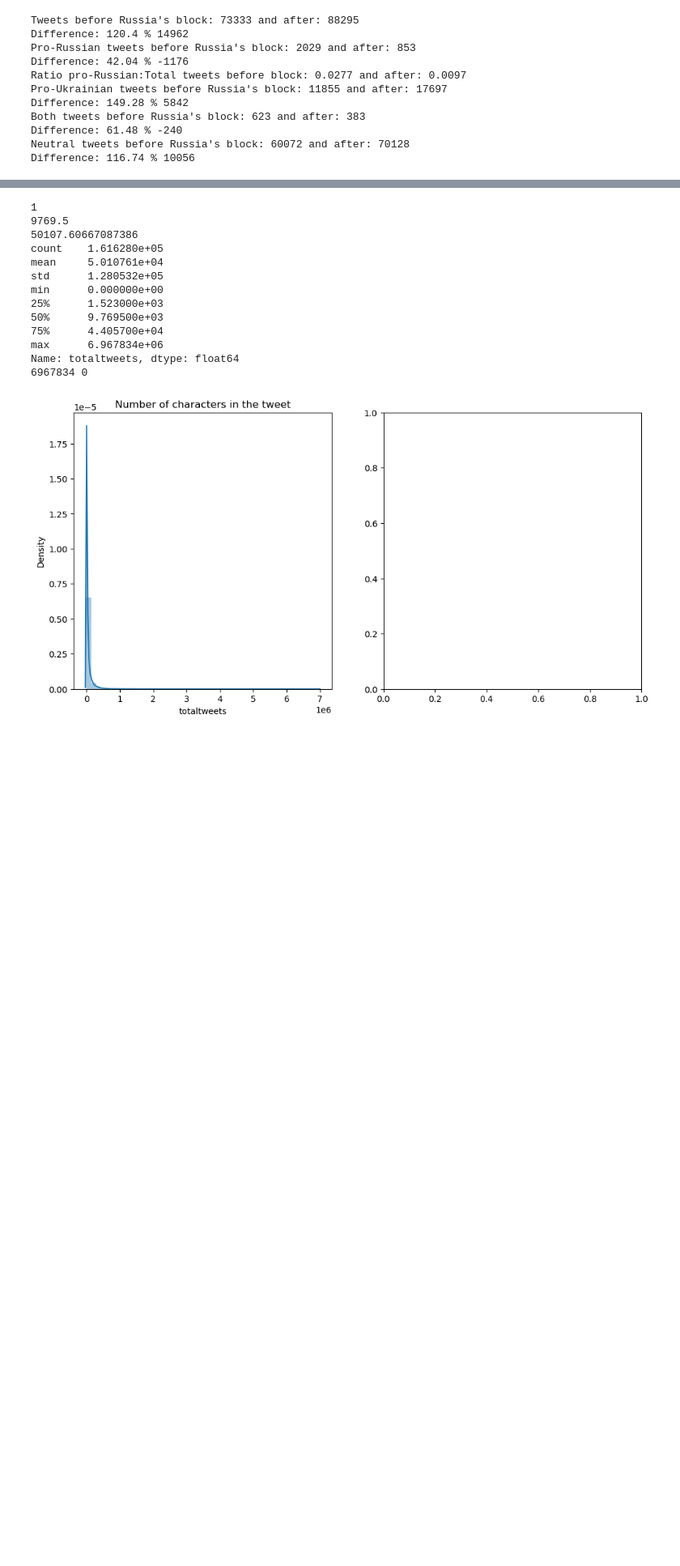
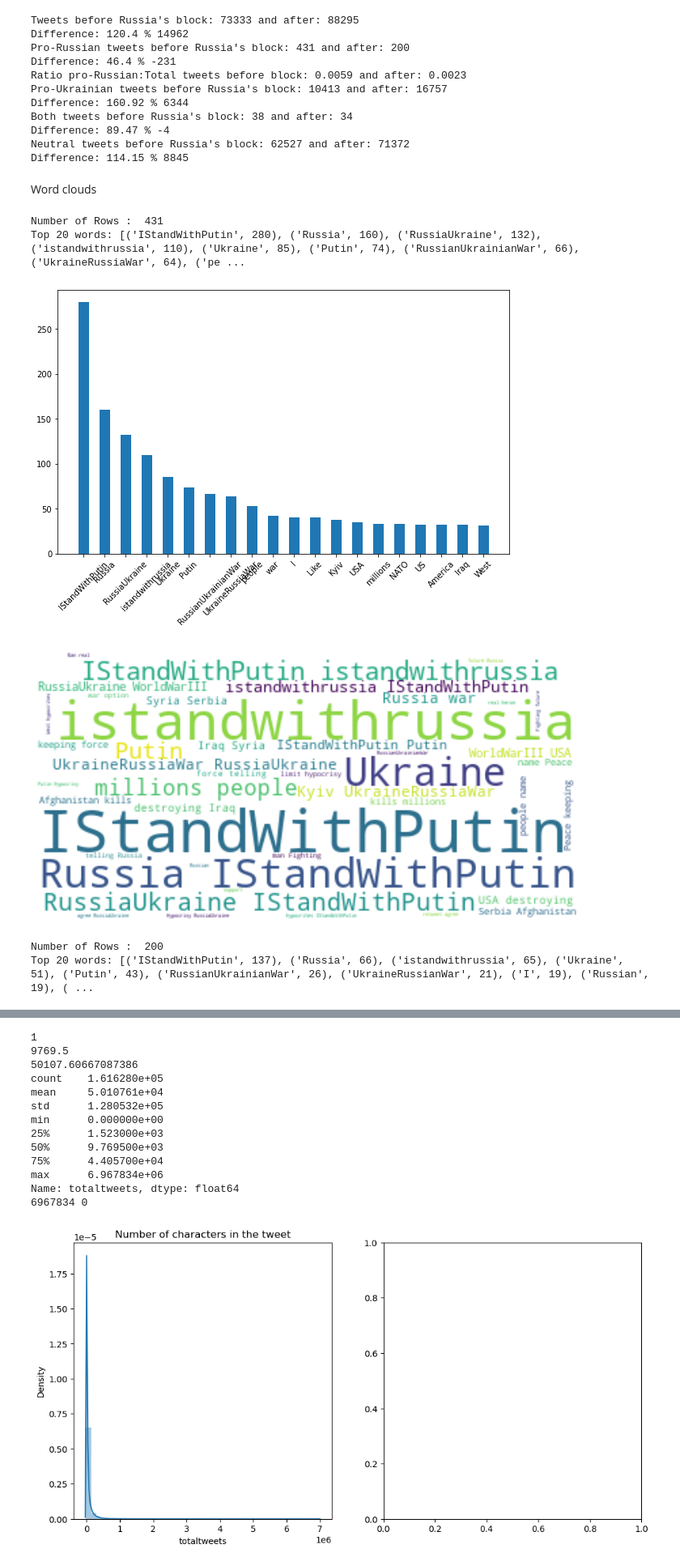
Before and after one commit to Yvonne27Jin/BSDS3002GP_Computational_propaganda_Ukraine, a Jupyter notebook: code/2_SEDA.ipynb, the cells around one changed output, grey strips where cells are left out. Shown at 81% size. Cells and saved outputs as stored; diff of their text form; code cells hidden in the pictures; blank space fills up the shorter version.

Commit message:
Created word clouds, fixed minor errors in dates

```diff
--- a/code/2_SEDA.ipynb
+++ b/code/2_SEDA.ipynb
@@ -54,5 +64,5 @@ display(non_R.shape)
 # %%
-node_columns = ["userid","username","usercreatedts","following","followers","totaltweets","pro_Russian","pro_Ukraine"]
+node_columns = ["userid","username","usercreatedts","following","followers","totaltweets","pro_Russian","pro_Ukraine", "text"]
 nodesBefore = data[node_columns][(data['tweetcreatedts'] < '2022-03-04 23:59:59+00:00')]
 nodesAfter = data[node_columns][(data['tweetcreatedts'] > '2022-03-04 23:59:59+00:00')]
 
@@ -89,12 +99,14 @@ print("Neutral tweets before Russia's block:", len(nonBefore), "and after:", len
 # %% [output]
 Tweets before Russia's block: 73333 and after: 88295
 Difference: 120.4 % 14962
-Pro-Russian tweets before Russia's block: 2029 and after: 853
-Difference: 42.04 % -1176
-Ratio pro-Russian:Total tweets before block: 0.0277 and after: 0.0097
-Pro-Ukrainian tweets before Russia's block: 11855 and after: 17697
-Difference: 149.28 % 5842
-Both tweets before Russia's block: 623 and after: 383
-Difference: 61.48 % -240
-Neutral tweets before Russia's block: 60072 and after: 70128
-Difference: 116.74 % 10056
+Pro-Russian tweets before Russia's block: 431 and after: 200
+Difference: 46.4 % -231
+Ratio pro-Russian:Total tweets before block: 0.0059 and after: 0.0023
+Pro-Ukrainian tweets before Russia's block: 10413 and after: 16757
+Difference: 160.92 % 6344
+Both tweets before Russia's block: 38 and after: 34
+Difference: 89.47 % -4
+Neutral tweets before Russia's block: 62527 and after: 71372
+Difference: 114.15 % 8845
+# %% [markdown]
+Word clouds
@@ -100,0 +202,13 @@ Difference: 116.74 % 10056
+# %%
+proRussianBefore["text"] = proRussianBefore["text"].apply(lambda x: ' '.join(normalize_text(x)))
+proRussianAfter["text"] = proRussianAfter["text"].apply(lambda x: ' '.join(normalize_text(x)))
+
+print_word_cloud(proRussianBefore)
+print_word_cloud(proRussianAfter)
+# %% [output]
+Number of Rows :  431
+Top 20 words: [('IStandWithPutin', 280), ('Russia', 160), ('RussiaUkraine', 132), ('istandwithrussia', 110), ('Ukraine', 85), ('Putin', 74), ('RussianUkrainianWar', 66), ('UkraineRussiaWar', 64), ('pe ...
+[figure, added]
+[figure, added]
+Number of Rows :  200
+Top 20 words: [('IStandWithPutin', 137), ('Russia', 66), ('istandwithrussia', 65), ('Ukraine', 51), ('Putin', 43), ('RussianUkrainianWar', 26), ('UkraineRussianWar', 21), ('I', 19), ('Russian', 19), ( ...
```
Also changed, not shown: parts of 10 cells of this notebook, 12 other files.
